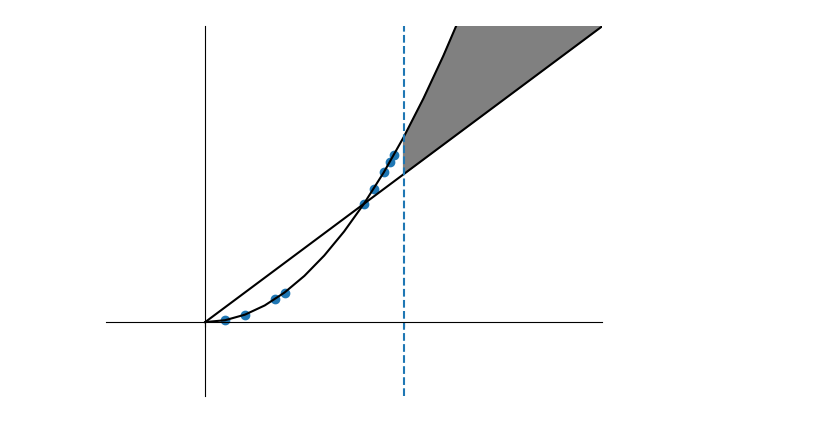
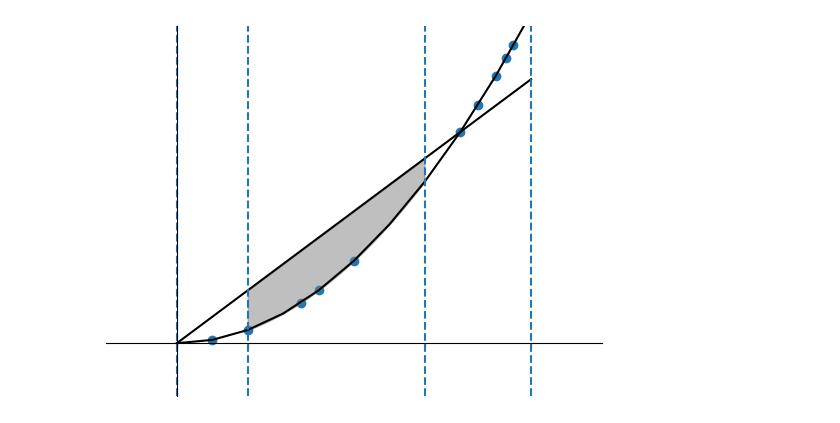
Before and after one commit to causalpathlab/EHR-OT, a Jupyter notebook: mimic_exp/admission/target_error.ipynb, the cells around one changed output. Saved outputs shown, nothing was run; the diff lists cells and outputs as text; code cells hidden in the pictures.

```diff
--- a/mimic_exp/admission/target_error.ipynb
+++ b/mimic_exp/admission/target_error.ipynb
@@ -8,39 +8,43 @@ from mimic_common import *
 import matplotlib.pyplot as plt
 import os
 # %%
-plt.xlim((-5, 20)) # restricts x axis from 0 to 25
-plt.ylim((-5, 20)) # restricts x axis from 0 to 25
-plt.plot([0, 20], [0, 20], color='black') # plots line y = x
+plt.xlim((-2, 12)) # restricts x axis from 0 to 25
+plt.ylim((-2, 12)) # restricts x axis from 0 to 25
+plt.plot([0, 10], [0, 10], color='black') # plots line y = x
 ax = plt.gca()
 # Move left y-axis and bottom x-axis to centre, passing through (0,0)
 ax.spines['left'].set_position(('data', 0))
 ax.spines['bottom'].set_position(('data', 0))
 
 # Eliminate upper and right axes
 ax.spines['right'].set_color('none')
 ax.spines['top'].set_color('none')
 
 # Show ticks in the left and lower axes only
 ax.xaxis.set_tick_params(labelbottom=False)
 ax.yaxis.set_tick_params(labelleft=False)
-ax.set_xticks([0, 10])
+ax.set_xticks([0, 2, 7, 10])
 ax.set_yticks([])
 
-x_coords = range(0,20)
+x_coords = range(0,11)
 y_coords = [x**2/8 for x in x_coords]
 
-x_points = [1, 2, 3.5, 4, 8, 8.5, 9, 9.3, 9.5]
+x_points = [1, 2, 3.5, 4, 5, 8, 8.5, 9, 9.3, 9.5]
 y_points = [x**2/8 for x in x_points]
 plt.plot(x_coords, y_coords, color='black')
 plt.scatter(x_points, y_points)
+plt.axvline(x=0, linestyle='--')
+plt.axvline(x=2, linestyle='--')
+plt.axvline(x=7, linestyle='--')
 plt.axvline(x=10, linestyle='--')
-x_sub = np.arange(10, 20, 0.01)
+
+x_sub = np.arange(2, 7, 0.01)
 y1 = [x for x in x_sub]
 y2 = [x**2/8 for x in x_sub]
-plt.fill_between(x_sub, y1, y2, color='gray')
+plt.fill_between(x_sub, y1, y2, color='gray', alpha=0.5)
 fig_path = os.path.join(mimic_output_dir, "target_error.png")
 plt.savefig(fig_path)
 
 plt.show()
 # %% [output]
-[figure, old version]
+[figure, new version]
```
Also changed, not shown: 3 other files.
